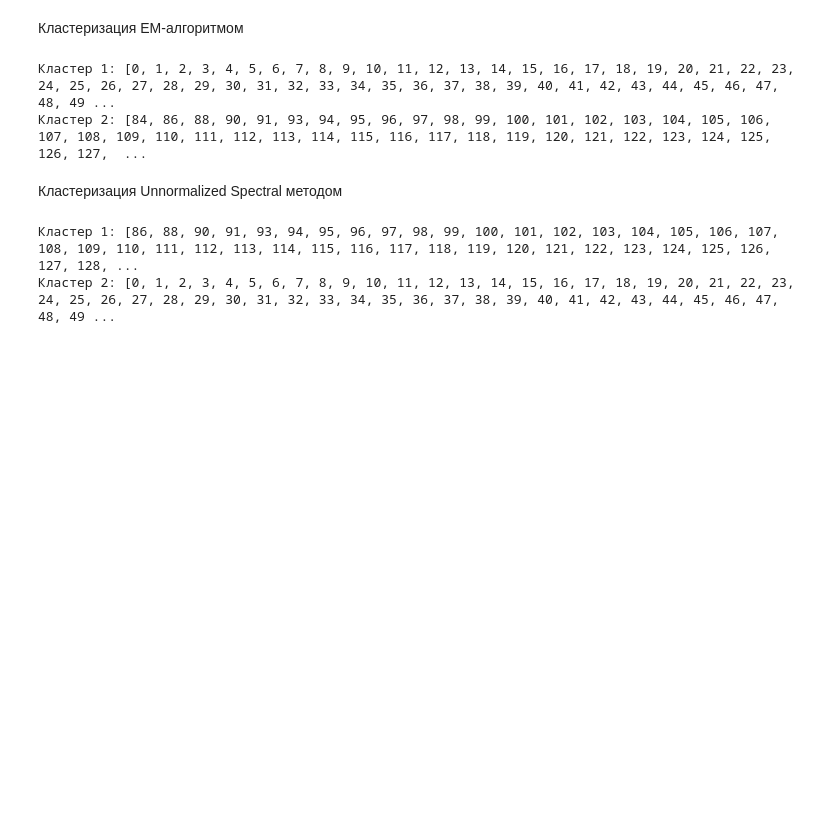
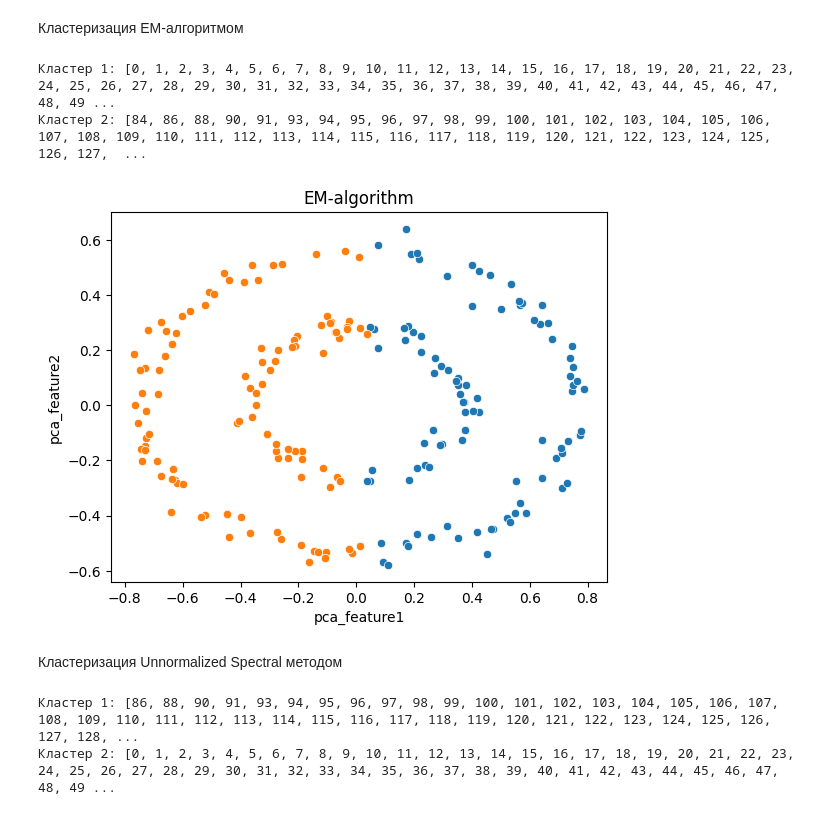
Before and after one commit to a13xbb/data-analysis-labs-mag, a Jupyter notebook: lab2/main.ipynb, the cells around one changed output. Cells and saved outputs as stored; diff of their text form; code cells hidden in the pictures; blank space fills up the shorter version.

```diff
--- a/lab2/main.ipynb
+++ b/lab2/main.ipynb
@@ -193,6 +224,14 @@ for i, cluster in enumerate(clusters_em, start=1):
 # %% [output]
 Кластер 1: [0, 1, 2, 3, 4, 5, 6, 7, 8, 9, 10, 11, 12, 13, 14, 15, 16, 17, 18, 19, 20, 21, 22, 23, 24, 25, 26, 27, 28, 29, 30, 31, 32, 33, 34, 35, 36, 37, 38, 39, 40, 41, 42, 43, 44, 45, 46, 47, 48, 49 ...
 Кластер 2: [84, 86, 88, 90, 91, 93, 94, 95, 96, 97, 98, 99, 100, 101, 102, 103, 104, 105, 106, 107, 108, 109, 110, 111, 112, 113, 114, 115, 116, 117, 118, 119, 120, 121, 122, 123, 124, 125, 126, 127,  ...
+# %%
+plt.title('EM-algorithm')
+plt.xlabel('pca_feature1')
+plt.ylabel('pca_feature2')
+for i in range(len(clusters_em)):
+    sns.scatterplot(x=data_2d[list(clusters_em[i])][:, 0], y=data_2d[list(clusters_em[i])][:, 1])
+# %% [output]
+[figure, added]
 # %% [markdown]
 Кластеризация Unnormalized Spectral методом
 # %%
```
Also changed, not shown: parts of 12 cells of this notebook.
